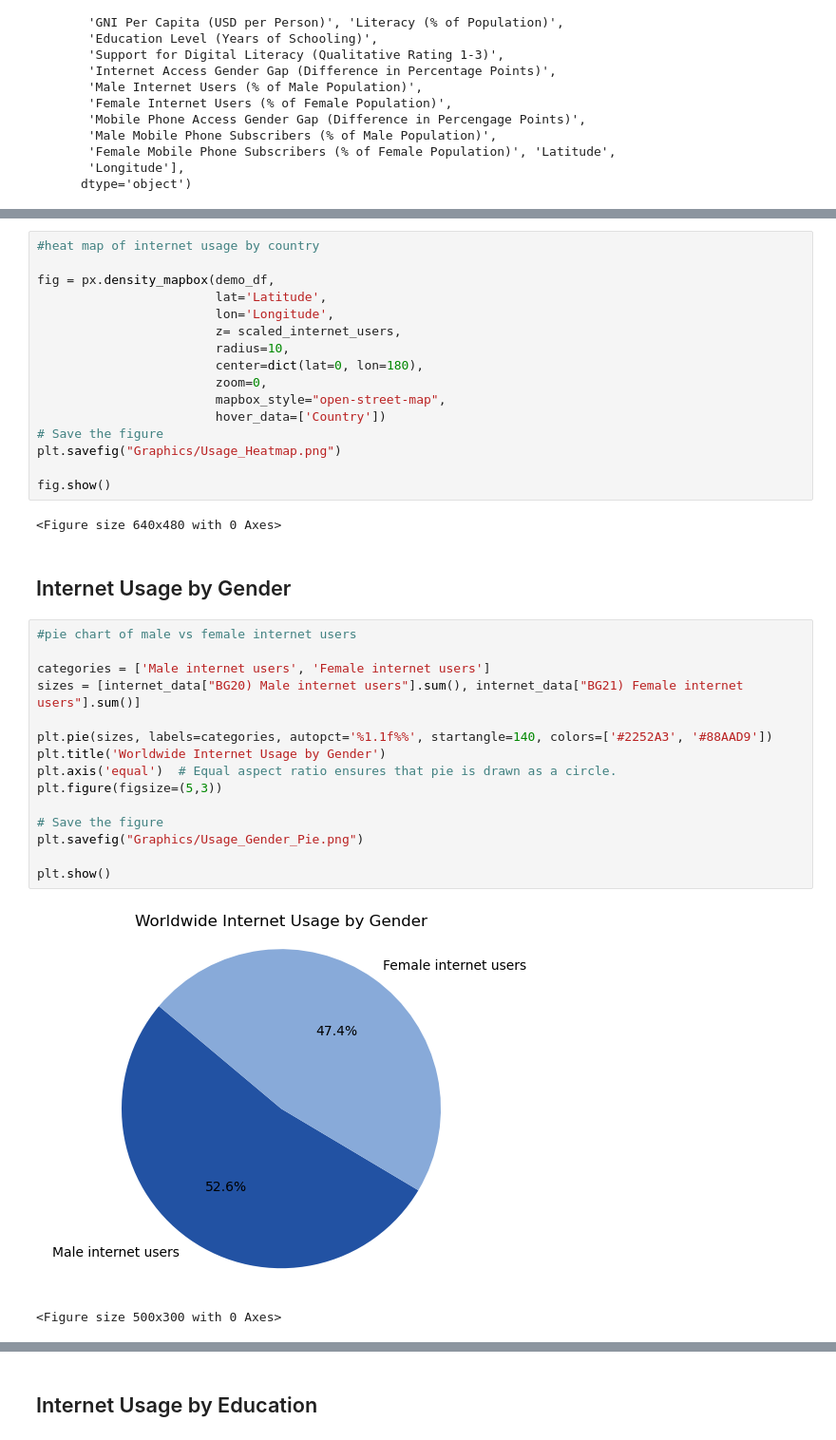
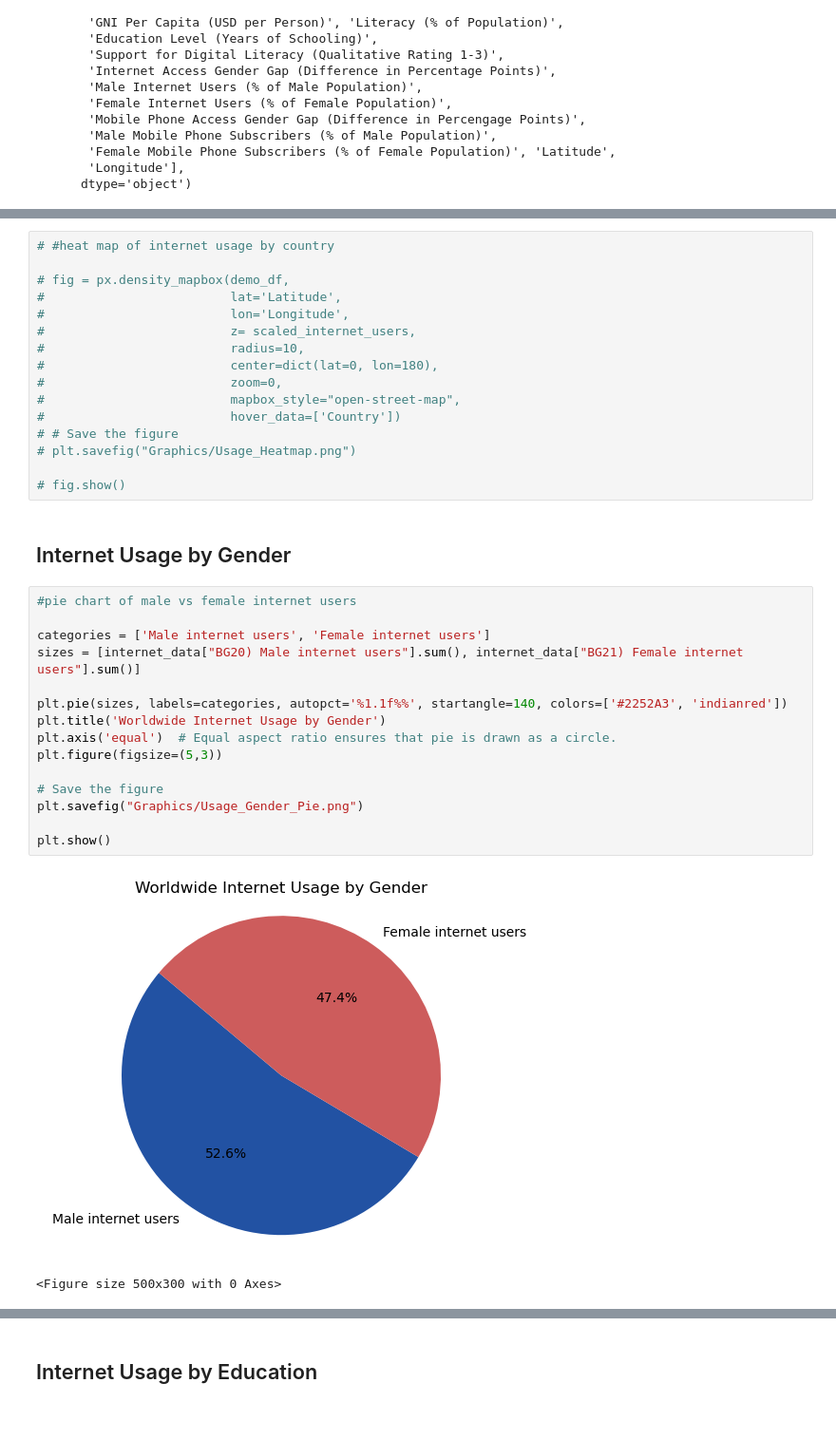
Before and after one commit to tiascott01/07_GroupProject1, a Jupyter notebook: Internet Demographics/internet-usage-working.ipynb, the cells around one changed output, grey strips where cells are left out. Shown at 95% size. Saved outputs shown, nothing was run; the diff lists cells and outputs as text.

```diff
--- a/Internet Demographics/internet-usage-working.ipynb
+++ b/Internet Demographics/internet-usage-working.ipynb
@@ -276,41 +273,39 @@ plot
 # %% [output]
 [interactive output not drawn]
 # %%
-#heat map of internet usage by country
+# #heat map of internet usage by country
 
-fig = px.density_mapbox(demo_df,
-                        lat='Latitude',
-                        lon='Longitude',
-                        z= scaled_internet_users,
-                        radius=10,
-                        center=dict(lat=0, lon=180),
-                        zoom=0,
-                        mapbox_style="open-street-map",
-                        hover_data=['Country'])
-# Save the figure
-plt.savefig("Graphics/Usage_Heatmap.png")
+# fig = px.density_mapbox(demo_df,
+#                         lat='Latitude',
+#                         lon='Longitude',
+#                         z= scaled_internet_users,
+#                         radius=10,
+#                         center=dict(lat=0, lon=180),
+#                         zoom=0,
+#                         mapbox_style="open-street-map",
+#                         hover_data=['Country'])
+# # Save the figure
+# plt.savefig("Graphics/Usage_Heatmap.png")
 
-fig.show()
+# fig.show()
-# %% [output]
-<Figure size 640x480 with 0 Axes>
 # %% [markdown]
 ## Internet Usage by Gender
 # %%
 #pie chart of male vs female internet users
 
 categories = ['Male internet users', 'Female internet users']
 sizes = [internet_data["BG20) Male internet users"].sum(), internet_data["BG21) Female internet users"].sum()]
 
-plt.pie(sizes, labels=categories, autopct='%1.1f%%', startangle=140, colors=['#2252A3', '#88AAD9'])
+plt.pie(sizes, labels=categories, autopct='%1.1f%%', startangle=140, colors=['#2252A3', 'indianred'])
 plt.title('Worldwide Internet Usage by Gender')
 plt.axis('equal')  # Equal aspect ratio ensures that pie is drawn as a circle.
 plt.figure(figsize=(5,3))
 
 # Save the figure
 plt.savefig("Graphics/Usage_Gender_Pie.png")
 
 plt.show()
 # %% [output]
-[figure, old version]
+[figure, new version]
 <Figure size 500x300 with 0 Axes>
 # %%
```
Also changed, not shown: parts of 18 cells of this notebook, 7 other files.
